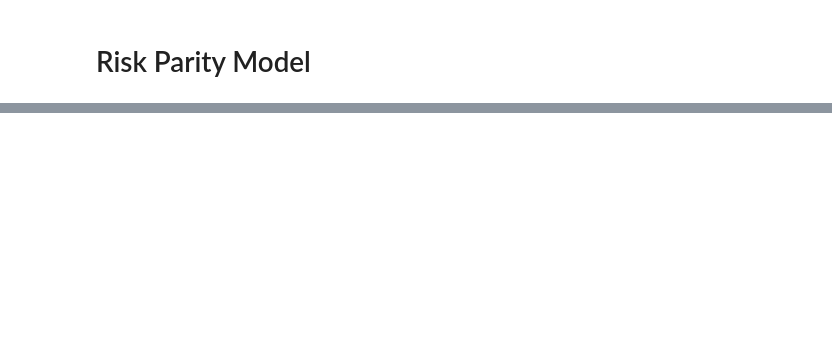
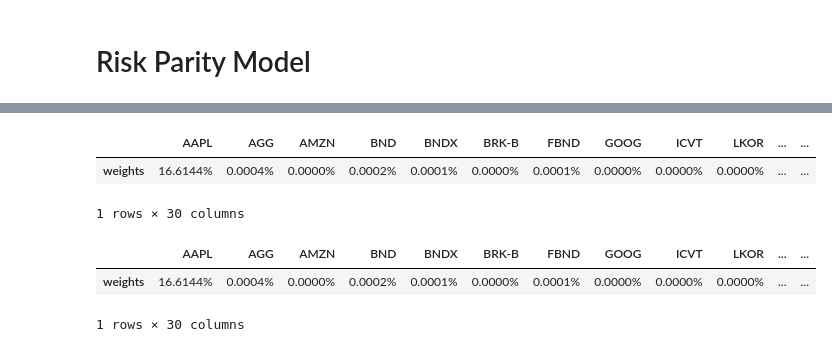
Before and after one commit to ssenhouse/Project1, a Jupyter notebook: Risk Parity App.ipynb, the cells around one changed output, grey strips where cells are left out. Drawn from its saved outputs; the diff is of its cells as text; code cells hidden in the pictures; blank space fills up the shorter version.

Commit message:
working through variable from client input

```diff
--- a/Risk Parity App.ipynb
+++ b/Risk Parity App.ipynb
@@ -98,2 +115,64 @@ display(w.T)
+# %%
+import riskfolio as rp
+
+# Building the portfolio object
+port = rp.Portfolio(returns=Y)
+
+# Calculating optimal portfolio
+
+# Select method and estimate input parameters:
+
+method_mu='hist' # Method to estimate expected returns based on historical data.
+method_cov='hist' # Method to estimate covariance matrix based on historical data.
+
+port.assets_stats(method_mu=method_mu, method_cov=method_cov, d=0.94)
+
+# Estimate optimal portfolio:
+
+model='Classic' # Could be Classic (historical), BL (Black Litterman) or FM (Factor Model)
+rm = 'MV' # Risk measure used, this time will be variance
+obj = 'Utility' # Objective function, could be MinRisk, MaxRet, Utility or Sharpe
+hist = True # Use historical scenarios for risk measures that depend on scenarios
+rf = 0 # Risk free rate
+l = fear_factor # Risk aversion factor, only useful when obj is 'Utility'
+
+w = port.optimization(model=model, rm=rm, obj=obj, rf=rf, l=l, hist=hist)
+
+display(w.T)
+# %% [output]
+|  | AAPL | AGG | AMZN | BND | BNDX | BRK-B | FBND | GOOG | ICVT | LKOR | ... | ... |
+| weights | 16.6144% | 0.0004% | 0.0000% | 0.0002% | 0.0001% | 0.0000% | 0.0001% | 0.0000% | 0.0000% | 0.0000% | ... | ... |
+1 rows × 30 columns
+# %%
+import riskfolio as rp
+
+# Building the portfolio object
+port = rp.Portfolio(returns=Y)
+
+# Calculating optimal portfolio
+
+# Select method and estimate input parameters:
+
+method_mu='hist' # Method to estimate expected returns based on historical data.
+method_cov='hist' # Method to estimate covariance matrix based on historical data.
+
+port.assets_stats(method_mu=method_mu, method_cov=method_cov, d=0.94)
+
+# Estimate optimal portfolio:
+
+model='Classic' # Could be Classic (historical), BL (Black Litterman) or FM (Factor Model)
+rm = 'MV' # Risk measure used, this time will be variance
+obj = 'Utility' # Objective function, could be MinRisk, MaxRet, Utility or Sharpe
+hist = True # Use historical scenarios for risk measures that depend on scenarios
+rf = 0 # Risk free rate
+l = fear_factor # Risk aversion factor, only useful when obj is 'Utility'
+
+w = port.optimization(model=model, rm=rm, obj=obj, rf=rf, l=l, hist=hist)
+
+display(w.T)
+# %% [output]
+|  | AAPL | AGG | AMZN | BND | BNDX | BRK-B | FBND | GOOG | ICVT | LKOR | ... | ... |
+| weights | 16.6144% | 0.0004% | 0.0000% | 0.0002% | 0.0001% | 0.0000% | 0.0001% | 0.0000% | 0.0000% | 0.0000% | ... | ... |
+1 rows × 30 columns
 # %%
 print(fear_factor)
```
Also changed, not shown: parts of 8 cells of this notebook, 3 other files.
